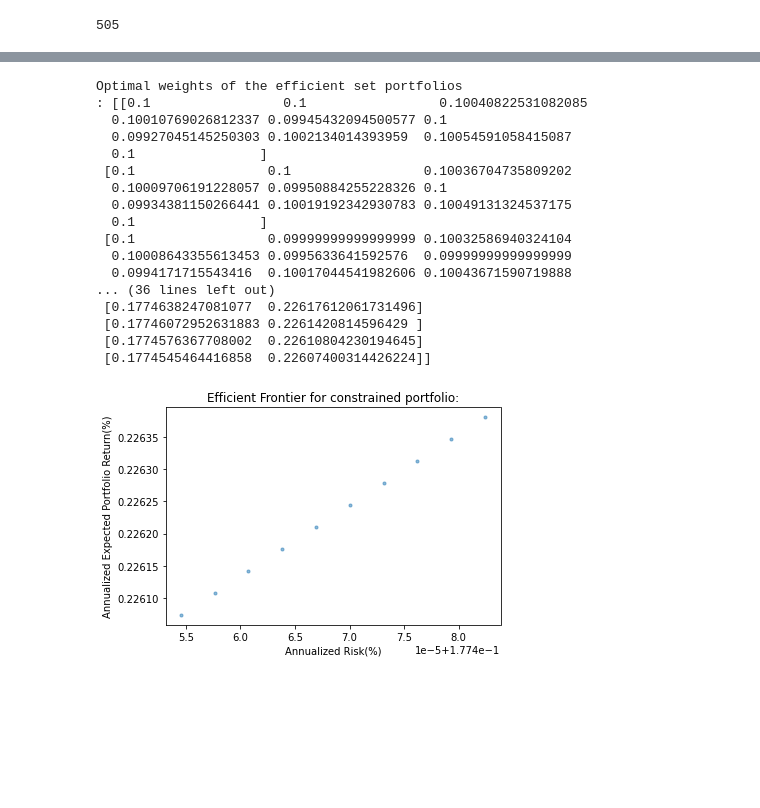
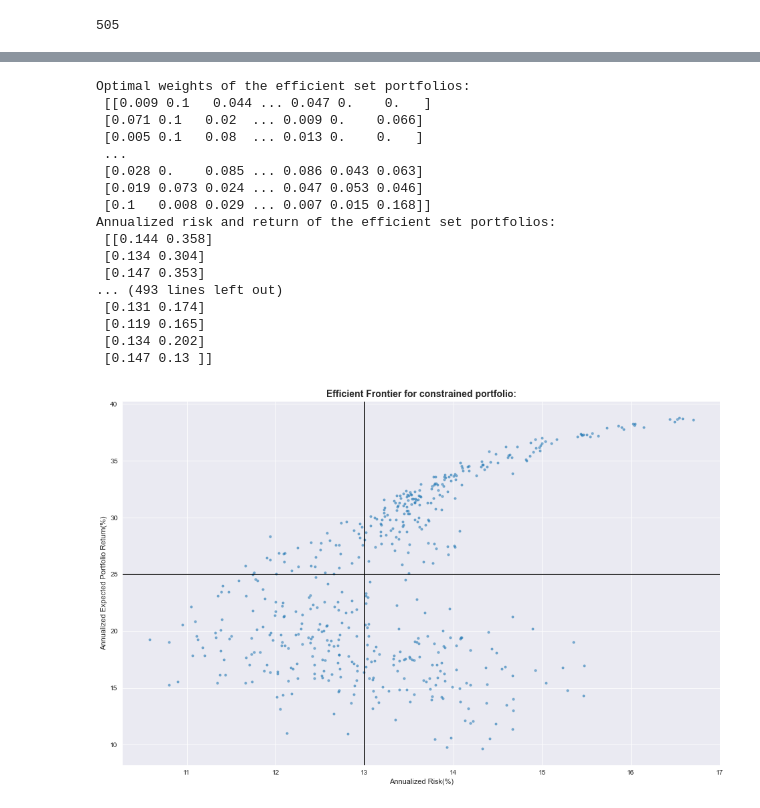
Before and after one commit to Oren-Ben/IDC, a Jupyter notebook: optimization/final_project/Portfolio_optimization_10_assets.ipynb, the cells around one changed output, grey strips where cells are left out. Cells and saved outputs as stored; diff of their text form; code cells hidden in the pictures; blank space fills up the shorter version.

Commit message:
adding graphs

```diff
--- a/optimization/final_project/Portfolio_optimization_10_assets.ipynb
+++ b/optimization/final_project/Portfolio_optimization_10_assets.ipynb
@@ -197,7 +182,7 @@ df_beta = pd.DataFrame(beta.iloc[-1])
 df_beta.reset_index(inplace=True)
 df_beta = df_beta.rename(columns={'market':'beta'})
 # %%
-df_beta = df_beta.iloc[:10]
+df_beta = df_beta.iloc[:N]
 # %%
 # determine the assets that are high voliatality:
 high_vol = df_beta[df_beta['beta']>1]['name'].tolist()
@@ -235,6 +215,6 @@ df_means.head()
 # %%
 # mean return:
-mean_return = np.mean(returns, axis=0).values[0:10]
+mean_return = np.mean(returns, axis=0).values[0:N]
 # %%
 # cov return:
-cov_returns=cov.values[0:10,0:10]
+cov_returns=cov.values[0:N,0:N]
@@ -324,41 +332,49 @@ exp_portfolio_return_point =[]
 # %%
-x_optimal_array = np.array(x_optimal)
-min_risk_point = np.diagonal((x_optimal_array@cov_returns)@x_optimal_array.T)
+min_risk_point = []
+exp_portfolio_return_point =[]
+w_optimal_array = np.array(w_optimal)
+
+min_risk_point = np.diagonal((w_optimal_array@cov_returns)@w_optimal_array.T)
 # trading days = 251:
-risk_point = np.sqrt(min_risk_point*251)
-exp_protfolio_return_point = x_optimal_array@mean_return
-ret_point = 251*np.array(exp_protfolio_return_point)
-np.set_printoptions(precision=23, suppress=True)
 
-print("Optimal weights of the efficient set portfolios\n:",x_optimal_array)
-print("Annualized risk and return of the efficient set portfolios\n:", np.c_[risk_point,ret_point])
+# expected risk -> beta
+expected_risk = np.sqrt(min_risk_point*12)
+
+expected_protfolio_return = w_optimal_array@mean_return
+expected_return = 12*np.array(expected_protfolio_return)
+
+np.set_printoptions(precision=3, suppress=True)
+print("Optimal weights of the efficient set portfolios:\n",w_optimal_array)
+print("Annualized risk and return of the efficient set portfolios:\n", np.c_[expected_risk,expected_return])
 # %% [output]
-Optimal weights of the efficient set portfolios
-: [[0.1                 0.1                 0.10040822531082085
-  0.10010769026812337 0.09945432094500577 0.1
-  0.09927045145250303 0.1002134014393959  0.10054591058415087
-  0.1                ]
- [0.1                 0.1                 0.10036704735809202
-  0.10009706191228057 0.09950884255228326 0.1
-  0.09934381150266441 0.10019192342930783 0.10049131324537175
-  0.1                ]
- [0.1                 0.09999999999999999 0.10032586940324104
-  0.10008643355613453 0.0995633641592576  0.09999999999999999
-  0.0994171715543416  0.10017044541982606 0.10043671590719888
-... (36 lines left out)
- [0.1774638247081077  0.22617612061731496]
- [0.17746072952631883 0.2261420814596429 ]
- [0.1774576367708002  0.22610804230194645]
- [0.1774545464416858  0.22607400314426224]]
+Optimal weights of the efficient set portfolios:
+ [[0.009 0.1   0.044 ... 0.047 0.    0.   ]
+ [0.071 0.1   0.02  ... 0.009 0.    0.066]
+ [0.005 0.1   0.08  ... 0.013 0.    0.   ]
+ ...
+ [0.028 0.    0.085 ... 0.086 0.043 0.063]
+ [0.019 0.073 0.024 ... 0.047 0.053 0.046]
+ [0.1   0.008 0.029 ... 0.007 0.015 0.168]]
+Annualized risk and return of the efficient set portfolios:
+ [[0.144 0.358]
+ [0.134 0.304]
+ [0.147 0.353]
+... (493 lines left out)
+ [0.131 0.174]
+ [0.119 0.165]
+ [0.134 0.202]
+ [0.147 0.13 ]]
 # %%
-no_points = risk_point.size
+no_points = expected_return.size
 
 area = np.pi*3
-
-plt.title("Efficient Frontier for constrained portfolio:")
-plt.xlabel("Annualized Risk(%)")
-plt.ylabel("Annualized Expected Portfolio Return(%)")
-plt.scatter(risk_point, ret_point, s=area, alpha =0.5)
+plt.figure(figsize=(16, 10))
+plt.title("Efficient Frontier for constrained portfolio:", size=14, fontweight='bold')
+plt.xlabel("Annualized Risk(%)", size=11)
+plt.ylabel("Annualized Expected Portfolio Return(%)", size=11)
+plt.scatter(expected_risk*100, expected_return*100, s=area, alpha =0.5)
+plt.axhline(25, color='black')
+plt.axvline(13, color='black')
 plt.show()
 # %% [output]
-[figure, old version]
+[figure, new version]
```
Also changed, not shown: parts of 53 cells of this notebook.
